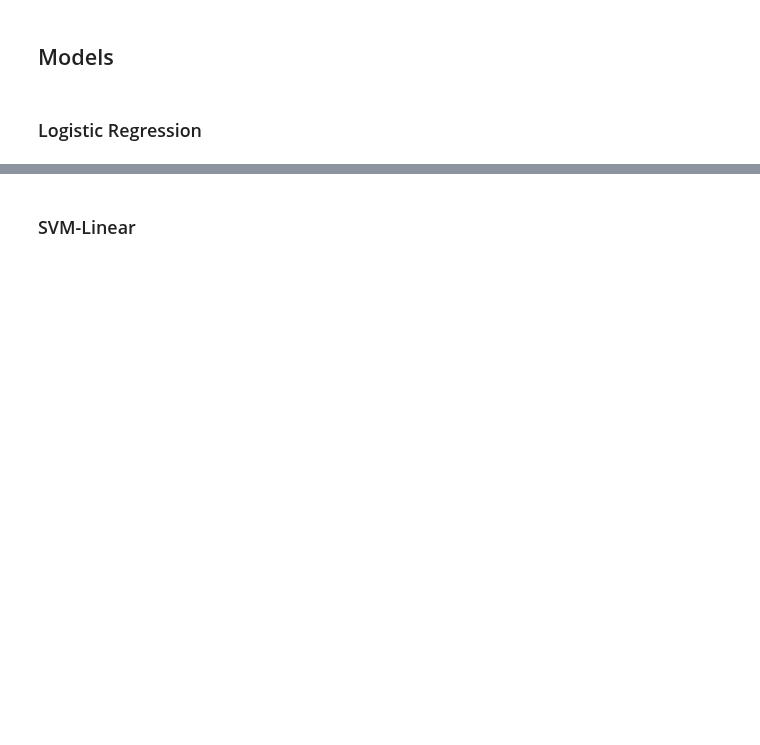
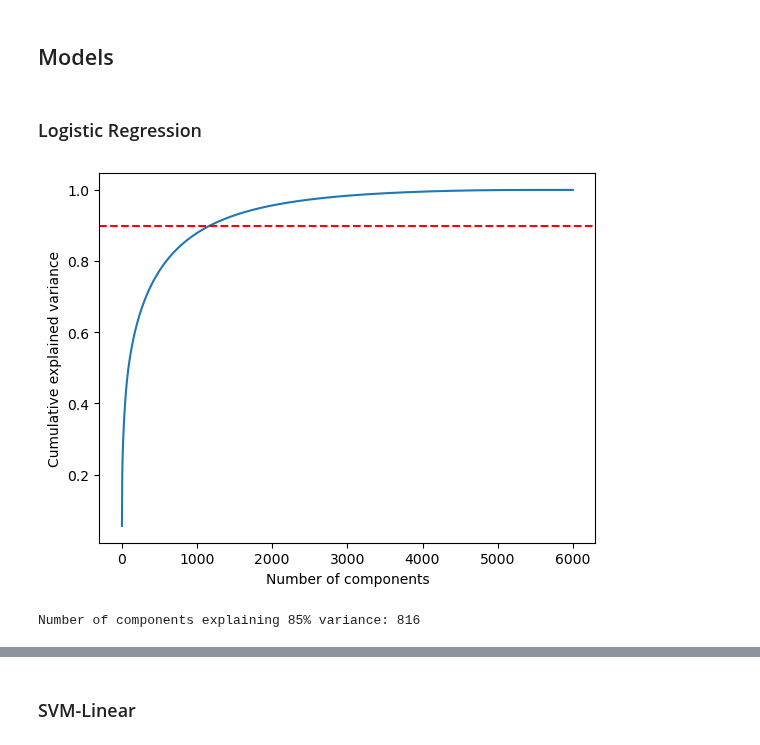
Before and after one commit to alexgaarciia/MALDIAlign, a Jupyter notebook: 02_models/baseline_classifier.ipynb, the cells around one changed output, grey strips where cells are left out. Saved outputs shown, nothing was run; the diff lists cells and outputs as text; code cells hidden in the pictures; blank space fills up the shorter version.

```diff
--- a/02_models/baseline_classifier.ipynb
+++ b/02_models/baseline_classifier.ipynb
@@ -72,6 +124,35 @@ dataD, labelD, metaD = filtered_data["DRIAMS_D"]["data"], filtered_data["DRIAMS_
 # %%
 from sklearn.model_selection import train_test_split
 
-X_train, X_test, y_train, y_test = train_test_split(dataA, labelA, test_size=0.2, shuffle=True, stratify=labelA)
+X_train, X_temp, y_train, y_temp = train_test_split(dataA, labelA, test_size=0.4, stratify=labelA)
+X_val, X_test, y_val, y_test = train_test_split(X_temp, y_temp, test_size=0.5, stratify=y_temp)
+# %%
+# Scale the data
+scaler = StandardScaler()
+scaler.fit(X_train)
+X_train_scaled = scaler.transform(X_train)
+X_val_scaled = scaler.transform(X_val)
+X_test_scaled = scaler.transform(X_test)
 # %% [markdown]
 ### Logistic Regression
+# %%
+# Apply PCA to reduce the dimensionality (there are 6000 features)
+my_pca = PCA().fit(X_train_scaled)
+# %%
+# explained_variance_ returns the amount of variance explained by each of the selected components
+# explained_variance_ratio_ returnd the percentage of variance explained by each of the selected components
+cumulative_explained_var = np.cumsum(my_pca.explained_variance_)
+cumulative_explained_var_ratio = np.cumsum(my_pca.explained_variance_ratio_)
+# %%
+plt.plot(np.arange(1, len(cumulative_explained_var_ratio)+1), cumulative_explained_var_ratio)
+plt.axhline(0.9, color='r', linestyle='--')
+plt.xlabel("Number of components")
+plt.ylabel("Cumulative explained variance")
+plt.show()
+# %% [output]
+[figure, added]
+# %%
+n_components = np.argmax(cumulative_explained_var_ratio >= 0.85) + 1
+print(f"Number of components explaining 85% variance: {n_components}")
+# %% [output]
+Number of components explaining 85% variance: 816
```
Also changed, not shown: parts of 20 cells of this notebook, 2 other files.
